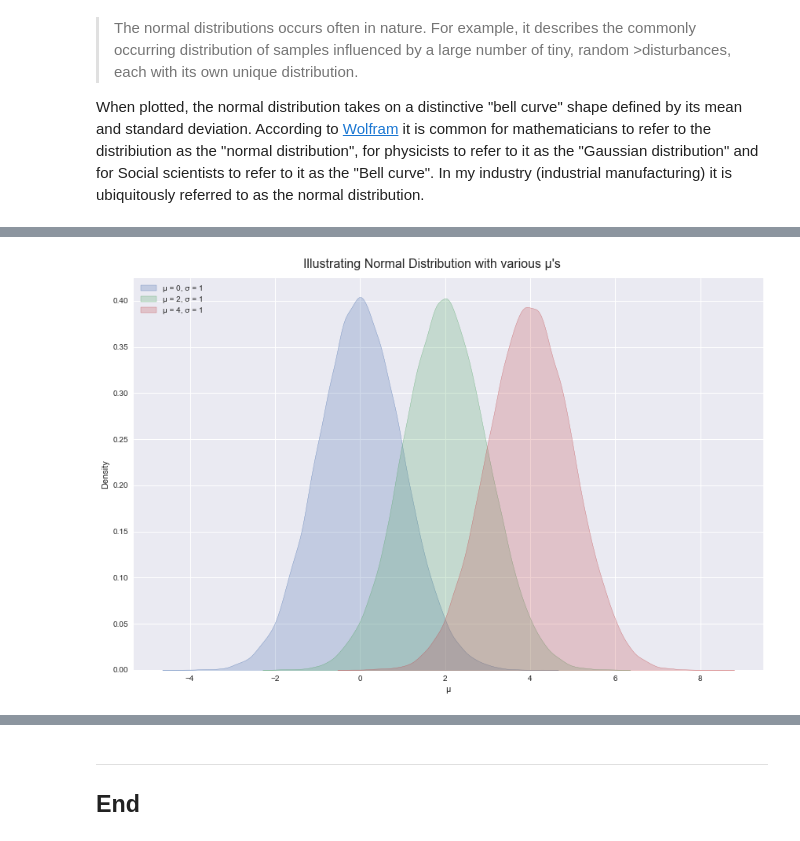
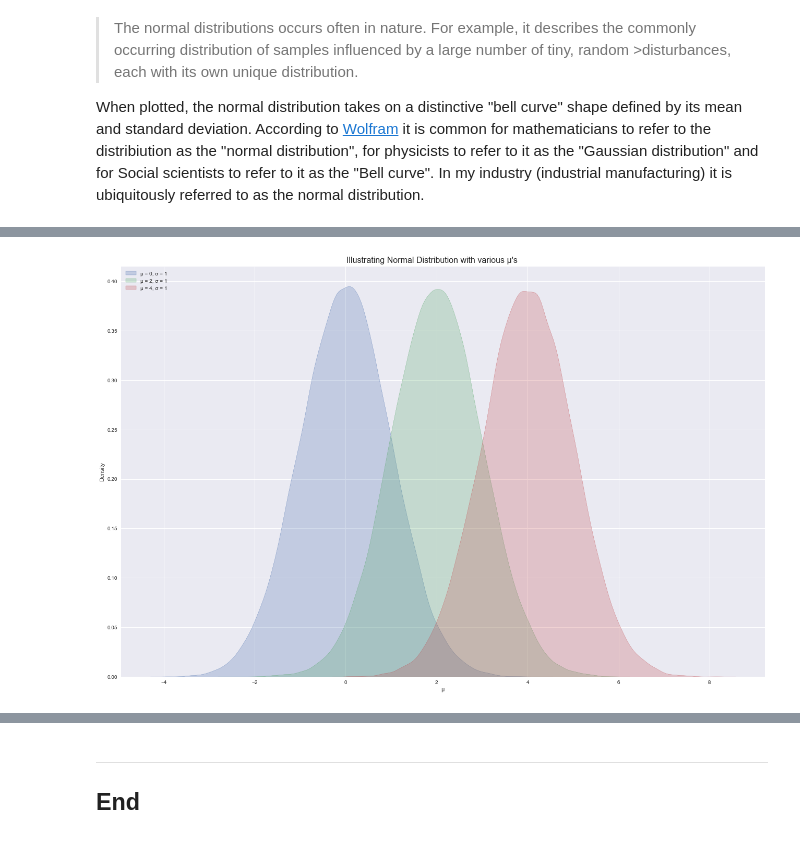
Before and after one commit to Sam-Tracey/numpy-random, a Jupyter notebook: numpy-random.ipynb, the cells around one changed output, grey strips where cells are left out. Drawn from its saved outputs; the diff is of its cells as text; code cells hidden in the pictures.

```diff
--- a/numpy-random.ipynb
+++ b/numpy-random.ipynb
@@ -104,7 +106,7 @@ from scipy.stats import ttest_ind
 plt.style.use('seaborn')
 # %%
 # Define pyplot figure size
-plt.rcParams['figure.figsize'] = [12, 8]
+plt.rcParams['figure.figsize'] = [18, 12]
 # %%
 # create a one dimensional array with 10 elements.
 x = np.random.rand(10)
@@ -546,20 +536,20 @@ plt.show()
 # %%
 # Illustrating the impact of loc
 # Define 3 ndarrays with varying mean values
-mean1 = np.random.normal(0, 1, 50000)
-mean2 = np.random.normal(2, 1, 50000)
-mean3 = np.random.normal(4, 1, 50000)
+arr1 = np.random.normal(0, 1, 50000)
+arr2 = np.random.normal(2, 1, 50000)
+arr3 = np.random.normal(4, 1, 50000)
 
 # use seaborn kdeplot functions to plot differnt loc(mean) distributions
-sns.kdeplot(mean1, fill = True, label = 'µ = 0, σ = 1')
-sns.kdeplot(mean2, fill = True,  label = 'µ = 2, σ = 1')
-sns.kdeplot(mean3, fill = True, label = 'µ = 4, σ = 1')
+sns.kdeplot(arr1, fill = True, label = 'µ = 0, σ = 1')
+sns.kdeplot(arr2, fill = True,  label = 'µ = 2, σ = 1')
+sns.kdeplot(arr3, fill = True, label = 'µ = 4, σ = 1')
 # Define graph legend, labels and layout
 plt.legend(loc='upper left')
 plt.xlabel('µ')
 plt.suptitle("Illustrating Normal Distribution with various µ's", fontsize=16)
 plt.tight_layout()
 plt.grid(True)
 plt.show()
 # %% [output]
-[figure, old version]
+[figure, new version]
```
Also changed, not shown: parts of 40 cells of this notebook.
